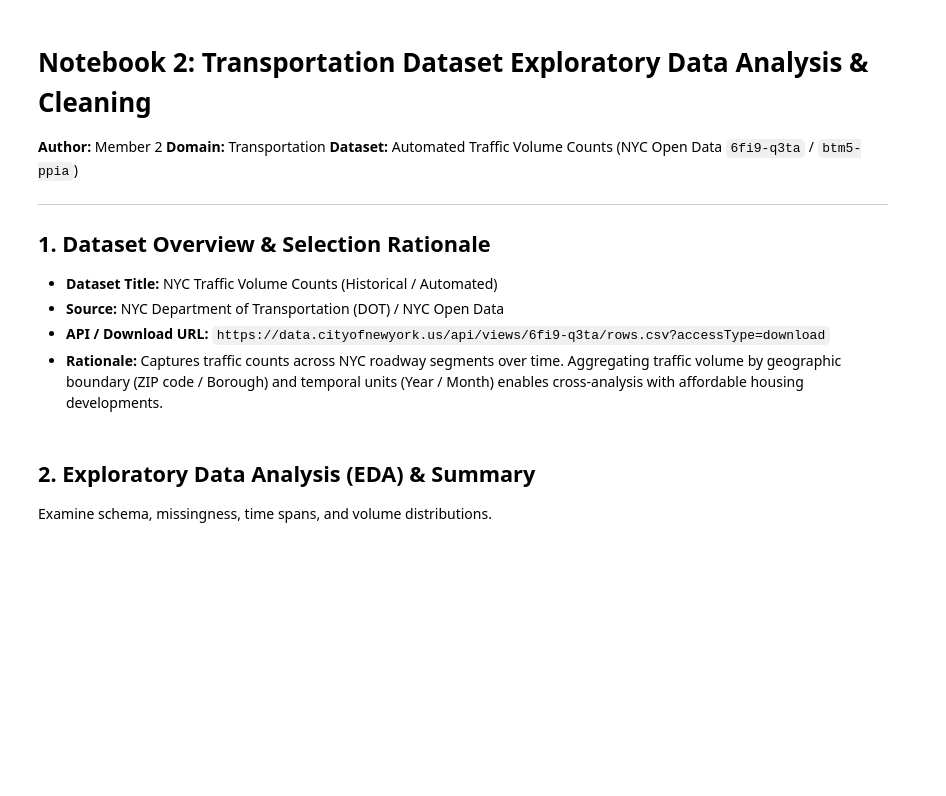
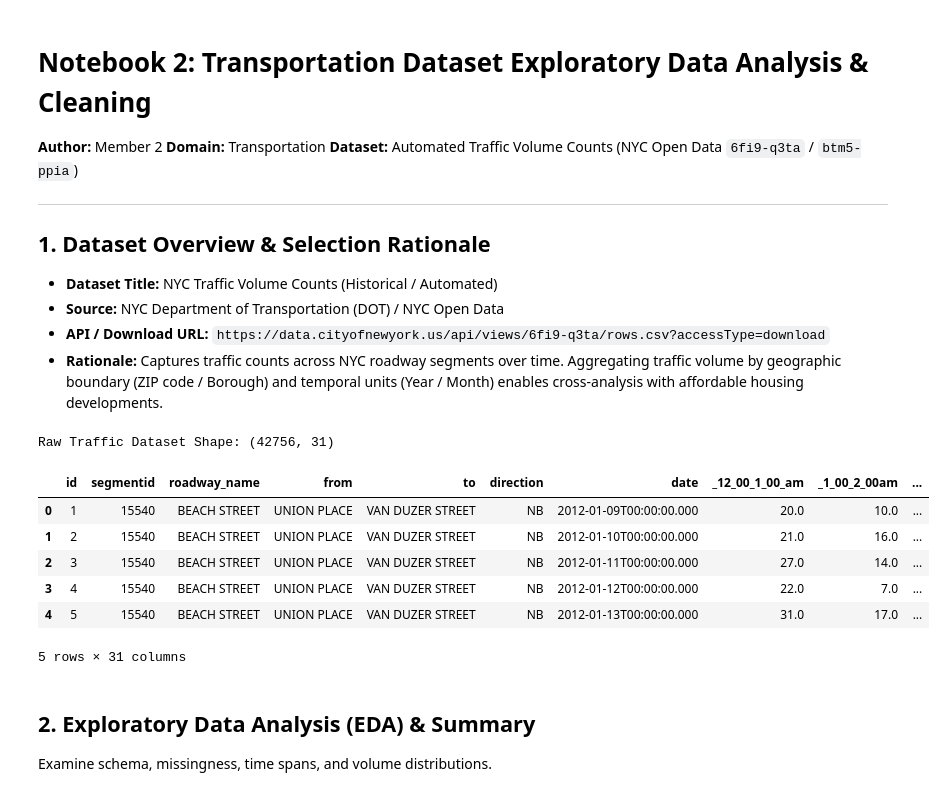
Before and after one commit to ahmedelnahas12/nyc-housing-transport-analysis, a Jupyter notebook: notebooks/02_transport_eda_cleaning.ipynb, the cells around one changed output. Cells and saved outputs as stored; diff of their text form; code cells hidden in the pictures; blank space fills up the shorter version.

```diff
--- a/notebooks/02_transport_eda_cleaning.ipynb
+++ b/notebooks/02_transport_eda_cleaning.ipynb
@@ -14,28 +14,37 @@
 # %%
 import pandas as pd
 import numpy as np
-import matplotlib.pyplot as plt
-import seaborn as sns
+# import matplotlib.pyplot as plt
+# import seaborn as sns
 from pathlib import Path
 
-sns.set_theme(style="whitegrid")
+# sns.set_theme(style="whitegrid")
 
 RAW_DIR = Path("../data/raw")
 PROCESSED_DIR = Path("../data/processed")
 PROCESSED_DIR.mkdir(parents=True, exist_ok=True)
 
 TRAFFIC_FILE = RAW_DIR / "traffic_raw.csv"
 
 # Load Traffic Dataset
 if TRAFFIC_FILE.exists():
     df_traffic = pd.read_csv(TRAFFIC_FILE, low_memory=False)
 else:
     # Sample or direct download fallback
     url = "https://data.cityofnewyork.us/api/views/6fi9-q3ta/rows.csv?accessType=download"
     df_traffic = pd.read_csv(url, low_memory=False, nrows=100000)
 
 print("Raw Traffic Dataset Shape:", df_traffic.shape)
 df_traffic.head()
+# %% [output]
+Raw Traffic Dataset Shape: (42756, 31)
+|  | id | segmentid | roadway_name | from | to | direction | date | _12_00_1_00_am | _1_00_2_00am | ... |
+| 0 | 1 | 15540 | BEACH STREET | UNION PLACE | VAN DUZER STREET | NB | 2012-01-09T00:00:00.000 | 20.0 | 10.0 | ... |
+| 1 | 2 | 15540 | BEACH STREET | UNION PLACE | VAN DUZER STREET | NB | 2012-01-10T00:00:00.000 | 21.0 | 16.0 | ... |
+| 2 | 3 | 15540 | BEACH STREET | UNION PLACE | VAN DUZER STREET | NB | 2012-01-11T00:00:00.000 | 27.0 | 14.0 | ... |
+| 3 | 4 | 15540 | BEACH STREET | UNION PLACE | VAN DUZER STREET | NB | 2012-01-12T00:00:00.000 | 22.0 | 7.0 | ... |
+| 4 | 5 | 15540 | BEACH STREET | UNION PLACE | VAN DUZER STREET | NB | 2012-01-13T00:00:00.000 | 31.0 | 17.0 | ... |
+5 rows × 31 columns
 # %% [markdown]
 ## 2. Exploratory Data Analysis (EDA) & Summary
 Examine schema, missingness, time spans, and volume distributions.
```
Also changed, not shown: parts of 3 cells of this notebook, 15 other files.
